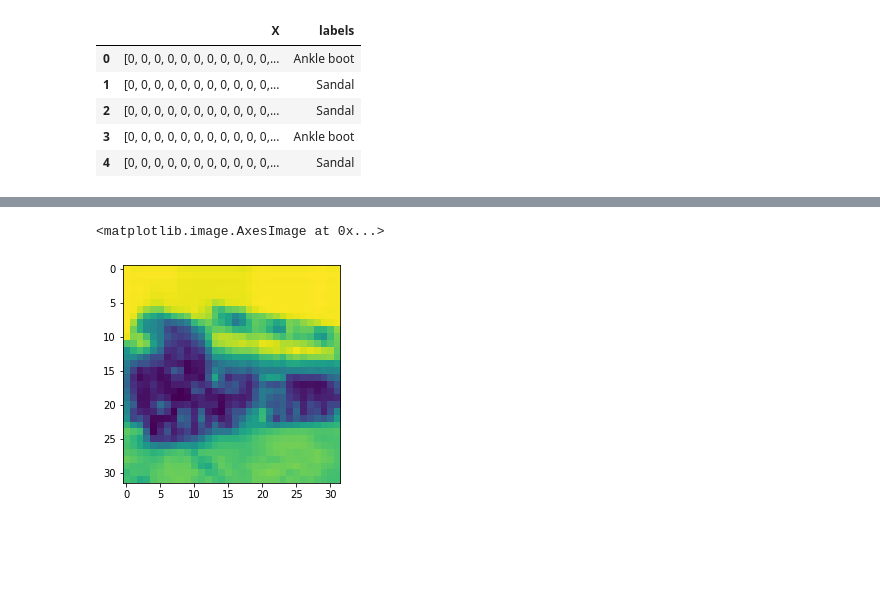
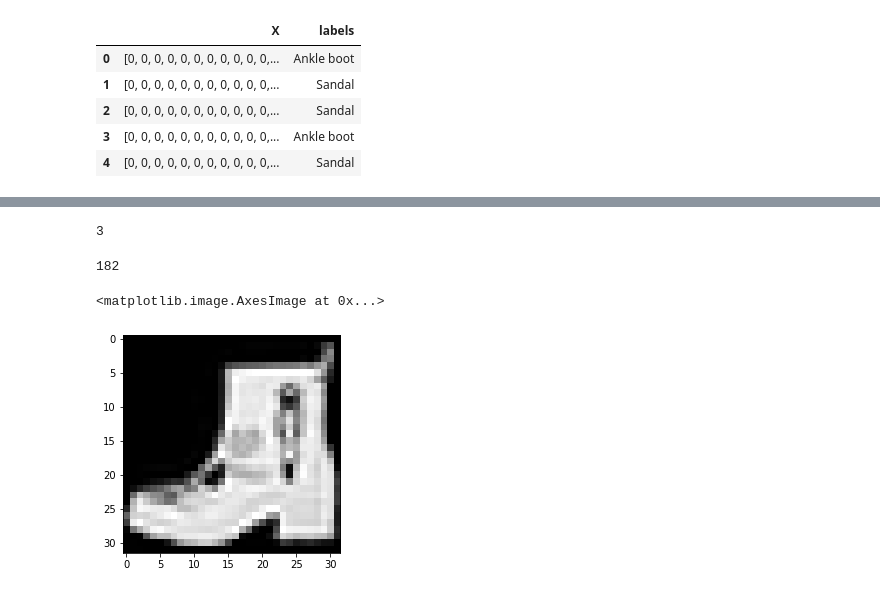
Before and after one commit to SaqlainHussainShah/Image-classificaiton, a Jupyter notebook: Classification_of_images.ipynb, the cells around one changed output, grey strips where cells are left out. Drawn from its saved outputs; the diff is of its cells as text; code cells hidden in the pictures; blank space fills up the shorter version.

```diff
--- a/Classification_of_images.ipynb
+++ b/Classification_of_images.ipynb
@@ -74,0 +133,4 @@ image=np.asarray(image)
+# %%
+import cv2
+import glob
+images = np.asarray([cv2.imread(file) for file in glob.glob('/content/*.png')])
@@ -83,0 +143,8 @@ import matplotlib.image as mpimg
+# %%
+images[1].shape[2]
+# %% [output]
+3
+# %%
+images[1][20][12][1]
+# %% [output]
+182
@@ -84,5 +158,5 @@ import matplotlib.image as mpimg
 # %%
-plt.imshow(image)
+plt.imshow(images[60])
 # %% [output]
 <matplotlib.image.AxesImage at 0x...>
-[figure, old version]
+[figure, new version]
```
Also changed, not shown: parts of 32 cells of this notebook.
